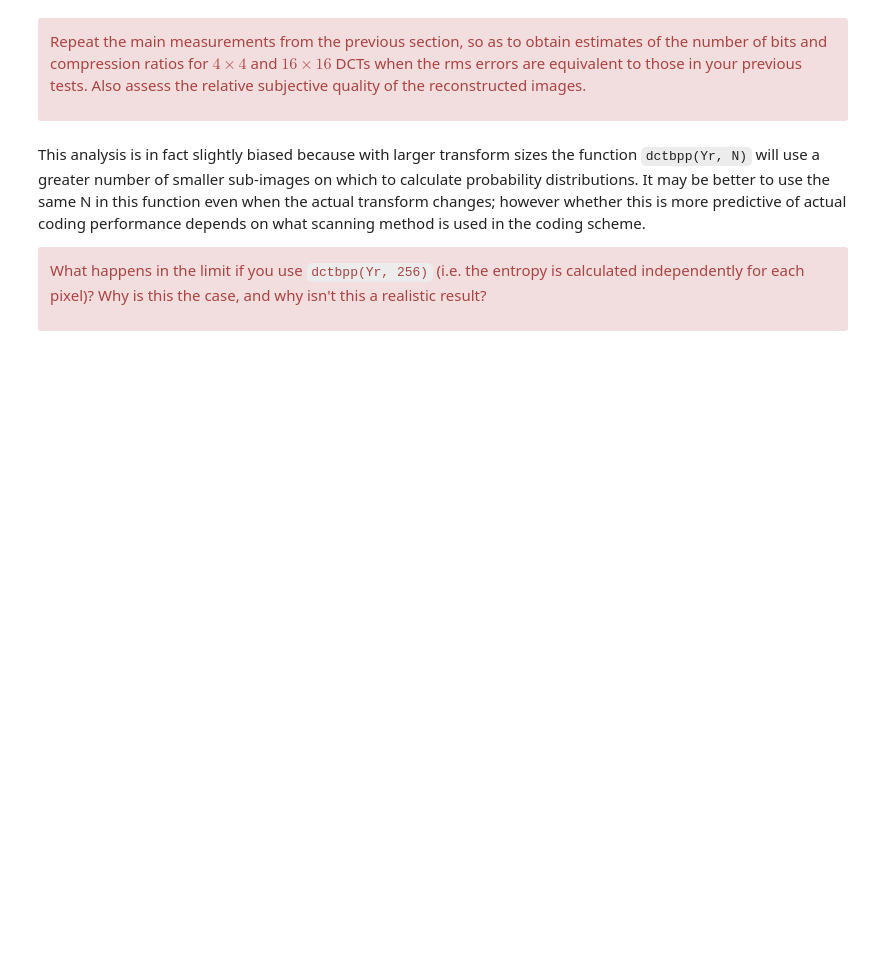
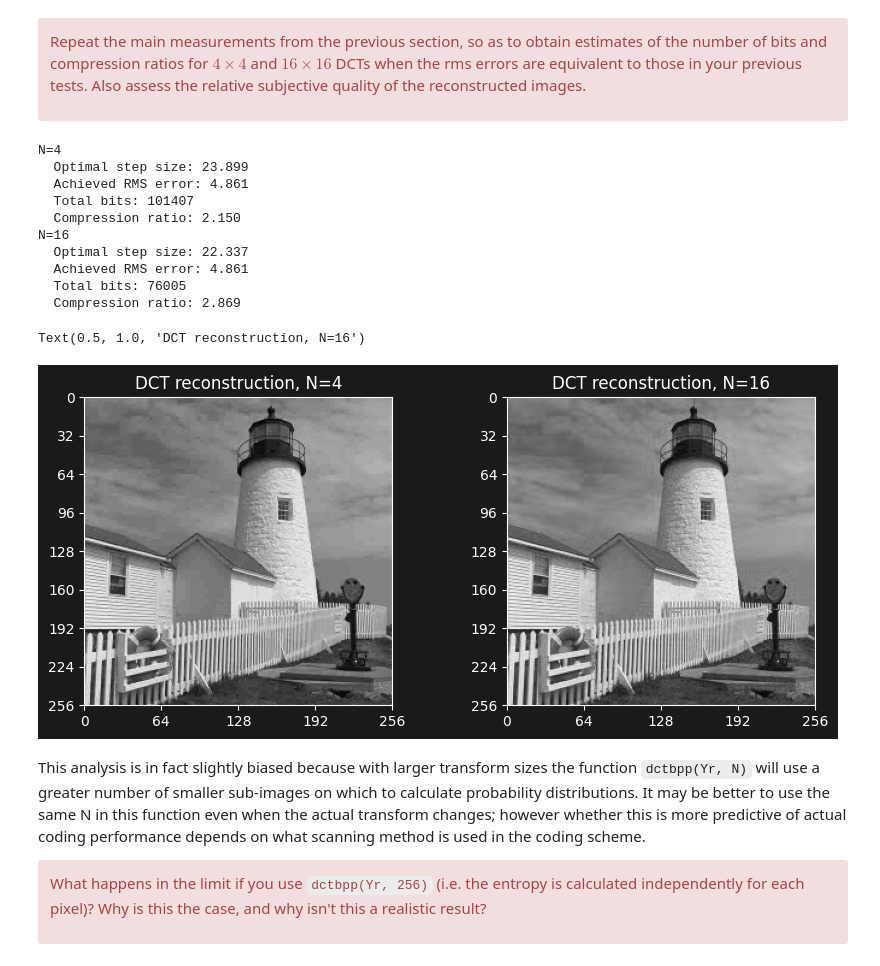
Before and after one commit to dofsdev/SF2, a Jupyter notebook: 7-the-discrete-cosine-transform.ipynb, the cells around one changed output. Cells and saved outputs as stored; diff of their text form; code cells hidden in the pictures; blank space fills up the shorter version.

```diff
--- a/7-the-discrete-cosine-transform.ipynb
+++ b/7-the-discrete-cosine-transform.ipynb
@@ -300,3 +440,6 @@ transform matrices, C4 and C16 using `dct_ii`.**
+# %%
+C4 = dct_ii(4)
+C16 = dct_ii(16)
 # %% [markdown]
 <div class="alert alert-block alert-danger">
 
@@ -309,3 +450,63 @@ relative subjective quality of the reconstructed images.</div>
+# %%
+def dct_metrics_for_size(N, C, target_rms_error):
+    YN = colxfm(colxfm(X, C).T, C).T
+
+    def dct_image_N(step):
+        YqN = quantise(YN, step)
+        return colxfm(colxfm(YqN.T, C.T).T, C.T)
+
+    def error_diff_N(step):
+        return abs(rms_error(X, dct_image_N(step)) - target_rms_error)
+
+    result_N = scipy.optimize.minimize_scalar(
+        error_diff_N,
+        bounds=(0.1, 40),
+        method="bounded"
+    )
+
+    optimal_step_N = result_N.x
+    YqN_opt = quantise(YN, optimal_step_N)
+    XdctN = colxfm(colxfm(YqN_opt.T, C.T).T, C.T)
+    bits_N = dctbpp(regroup(YqN_opt, N), N)
+
+    return {
+        "N": N,
+        "optimal_step": optimal_step_N,
+        "reconstruction": XdctN,
+        "rms_error": rms_error(X, XdctN),
+        "bits": bits_N,
+        "compression_ratio": total_bits_direct / bits_N,
+    }
+
+
+results_4 = dct_metrics_for_size(4, C4, reference_rms_error)
+results_16 = dct_metrics_for_size(16, C16, reference_rms_error)
+
+for results in (results_4, results_16):
+    print(f"N={results['N']}")
+    print(f"  Optimal step size: {results['optimal_step']:.3f}")
+    print(f"  Achieved RMS error: {results['rms_error']:.3f}")
+    print(f"  Total bits: {results['bits']:.0f}")
+    print(f"  Compression ratio: {results['compression_ratio']:.3f}")
+
+fig, axes = plt.subplots(1, 2, figsize=(10, 4))
+plot_image(results_4["reconstruction"], ax=axes[0])
+axes[0].set_title("DCT reconstruction, N=4")
+plot_image(results_16["reconstruction"], ax=axes[1])
+axes[1].set_title("DCT reconstruction, N=16")
+# %% [output]
+N=4
+  Optimal step size: 23.899
+  Achieved RMS error: 4.861
+  Total bits: 101407
+  Compression ratio: 2.150
+N=16
+  Optimal step size: 22.337
+  Achieved RMS error: 4.861
+  Total bits: 76005
+  Compression ratio: 2.869
+Text(0.5, 1.0, 'DCT reconstruction, N=16')
+[figure, added]
 # %% [markdown]
 
 This analysis is in fact slightly biased because with larger transform sizes the function `dctbpp(Yr, N)` will use a greater number of smaller sub-images on which to calculate probability distributions. It may be better to use the same N in this function even when the actual transform changes; however whether this is more predictive of actual coding performance depends on what scanning method is used in the coding scheme.
```
Also changed, not shown: parts of 22 cells of this notebook, 3 other files.
